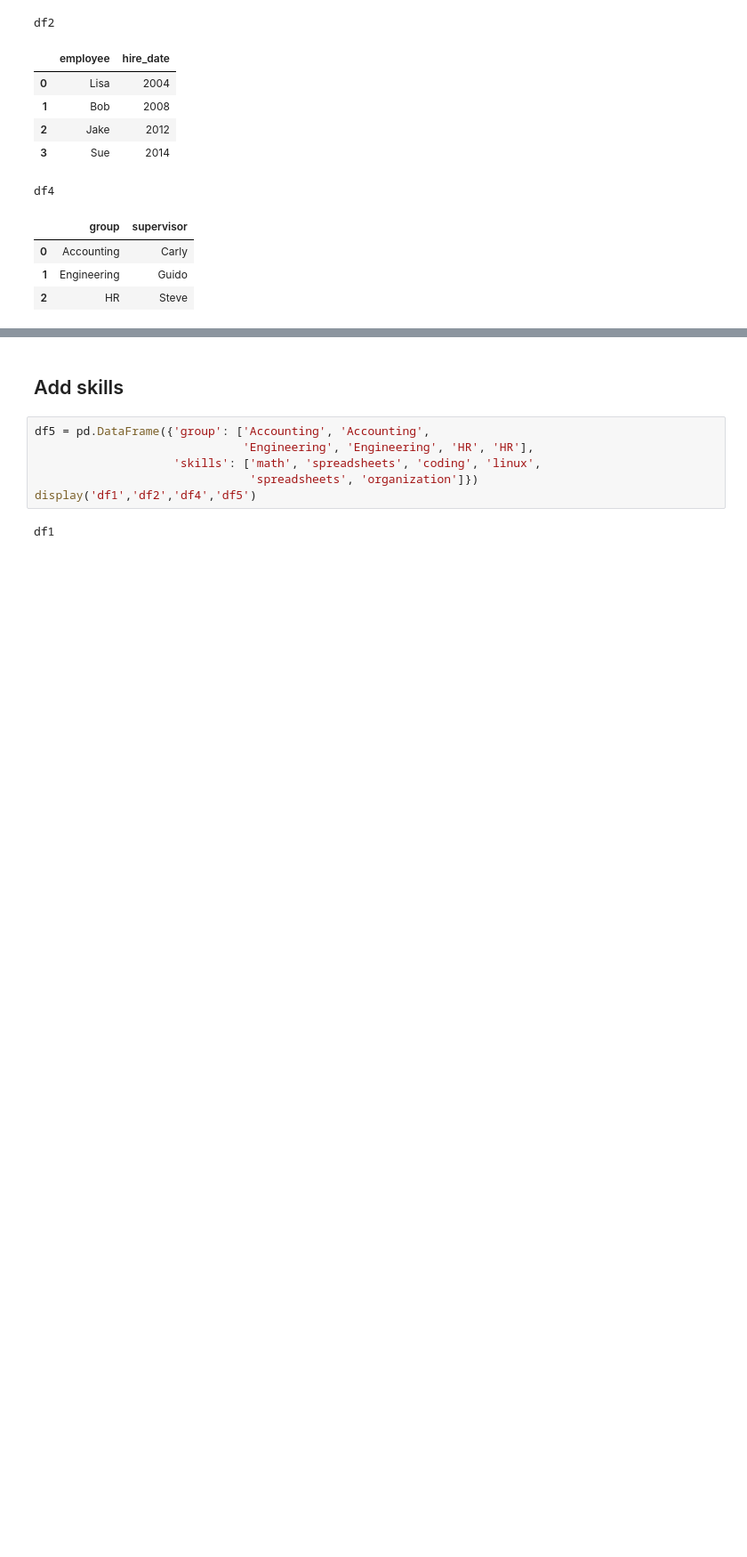
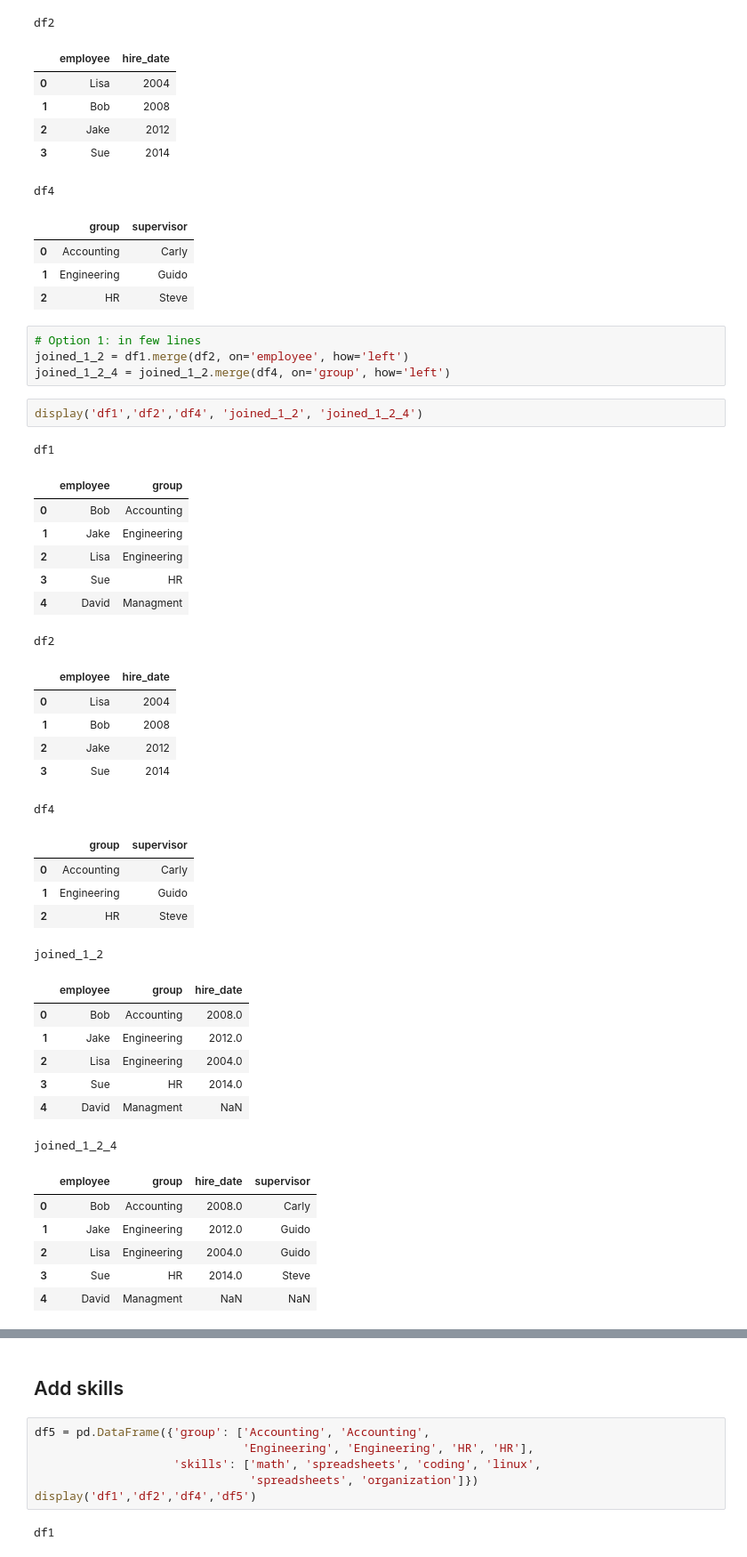
Before and after one commit to edoson/Python-ML--Pandas, a Jupyter notebook: Pandas Tutorial.ipynb, the cells around one changed output, grey strips where cells are left out. Shown at 89% size. Cells and saved outputs as stored; diff of their text form; blank space fills up the shorter version.

```diff
--- a/Pandas Tutorial.ipynb
+++ b/Pandas Tutorial.ipynb
@@ -766,3 +769,42 @@ df4
 | 0 | Accounting | Carly |
 | 1 | Engineering | Guido |
 | 2 | HR | Steve |
+# %%
+# Option 1: in few lines
+joined_1_2 = df1.merge(df2, on='employee', how='left')
+joined_1_2_4 = joined_1_2.merge(df4, on='group', how='left')
+# %%
+display('df1','df2','df4', 'joined_1_2', 'joined_1_2_4')
+# %% [output]
+df1
+|  | employee | group |
+| 0 | Bob | Accounting |
+| 1 | Jake | Engineering |
+| 2 | Lisa | Engineering |
+| 3 | Sue | HR |
+| 4 | David | Managment |
+df2
+|  | employee | hire_date |
+| 0 | Lisa | 2004 |
+| 1 | Bob | 2008 |
+| 2 | Jake | 2012 |
+| 3 | Sue | 2014 |
+df4
+|  | group | supervisor |
+| 0 | Accounting | Carly |
+| 1 | Engineering | Guido |
+| 2 | HR | Steve |
+joined_1_2
+|  | employee | group | hire_date |
+| 0 | Bob | Accounting | 2008.0 |
+| 1 | Jake | Engineering | 2012.0 |
+| 2 | Lisa | Engineering | 2004.0 |
+| 3 | Sue | HR | 2014.0 |
+| 4 | David | Managment | NaN |
+joined_1_2_4
+|  | employee | group | hire_date | supervisor |
+| 0 | Bob | Accounting | 2008.0 | Carly |
+| 1 | Jake | Engineering | 2012.0 | Guido |
+| 2 | Lisa | Engineering | 2004.0 | Guido |
+| 3 | Sue | HR | 2014.0 | Steve |
+| 4 | David | Managment | NaN | NaN |
```
Also changed, not shown: parts of 23 cells of this notebook.
